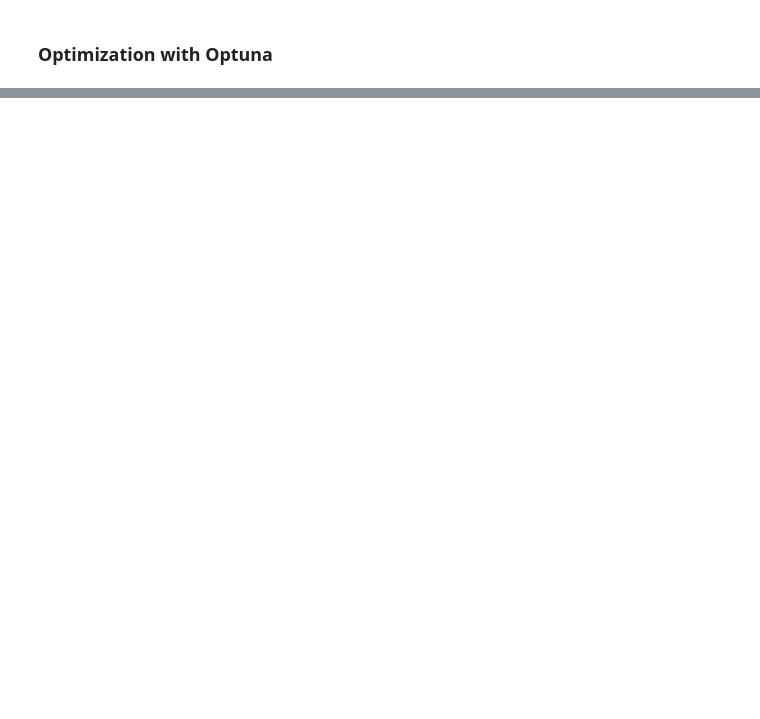
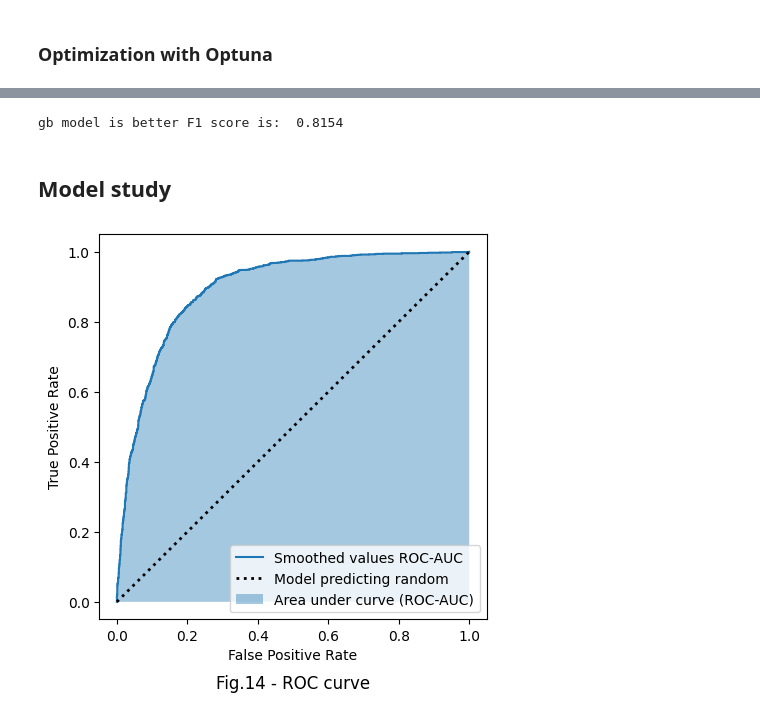
Before and after one commit to Alex1iv/Deposit-subscription, a Jupyter notebook: notebooks/Project_en.ipynb, the cells around one changed output, grey strips where cells are left out. Saved outputs shown, nothing was run; the diff lists cells and outputs as text; code cells hidden in the pictures; blank space fills up the shorter version.

```diff
--- a/notebooks/Project_en.ipynb
+++ b/notebooks/Project_en.ipynb
@@ -957,0 +986,16 @@ optimized rf model is better
+# %%
+# Save model to the given path in the pkl format
+model_path = '../models/'
+full_path = os.path.join(model_path, 'model_rf_opt.pkl') #'.pkl'
+
+with open(full_path, 'wb') as f:
+    pickle.dump(model_rf_opt, f)
+# %%
+# recover saved model
+with open(full_path, 'rb') as f:
+    model_rf_opt = pickle.load(f)
+# %%
+y_test_pred_rf_opt = model_rf_opt.predict(X_test)
+y_test_pred_rf_opt_prob = model_rf_opt.predict_proba(X_test)
+# Metrics report
+print(metrics.classification_report(y_test, y_test_pred_rf_opt))
@@ -957,0 +1011,46 @@ optimized rf model is better
+# %%
+# Comparison
+#rf_score = metrics.f1_score(y_test, y_test_pred_rf).round(4)
+#gb_score = metrics.f1_score(y_test, y_pred_test_gb).round(4)
+#st_score = metrics.f1_score(y_test, y_test_pred_st).round(4)
+rf_opt_score = metrics.f1_score(y_test, y_test_pred_rf_opt).round(4)
+
+mod_f1_scores = np.array([rf_score, st_score, gb_score, rf_opt_score])
+mod_names = np.argmax(np.array([rf_score, st_score, gb_score, rf_opt_score]))
+mod_best = ['rf model is better','st model is better', 'gb model is better', 'rf optimized model is better']
+print(mod_best[mod_names],'F1 score is: ', mod_f1_scores[mod_names])
+# %% [output]
+gb model is better F1 score is:  0.8154
+# %% [markdown]
+## Model study
+# %%
+from sklearn.metrics import roc_curve
+
+false_positive_rates, true_positive_rates, threshold = roc_curve(y_test, y_test_pred_rf_opt_prob[:, 1])
+
+
+# Plot
+fig, ax = plt.subplots(figsize=(5, 5))
+
+# ROC curve
+ax.plot(false_positive_rates, true_positive_rates,
+         label='Smoothed values ROC-AUC')
+
+# Random model
+ax.plot([0, 1], [0, 1], color='k', lw=2, linestyle=':',
+         label='Model predicting random ')
+
+ax.set_title('Fig.14 - ROC curve', y=-0.2)
+ax.set_xlabel('False Positive Rate')
+ax.set_ylabel('True Positive Rate')
+
+ax.fill_between(false_positive_rates,
+                true_positive_rates,
+                step="pre",
+                alpha=0.4, label='Area under curve (ROC-AUC)')
+ax.legend();
+#plt.show();
+
+plt.savefig('../figures/fig_14.png');
+# %% [output]
+[figure, added]
```
Also changed, not shown: parts of 45 cells of this notebook, 10 other files.
